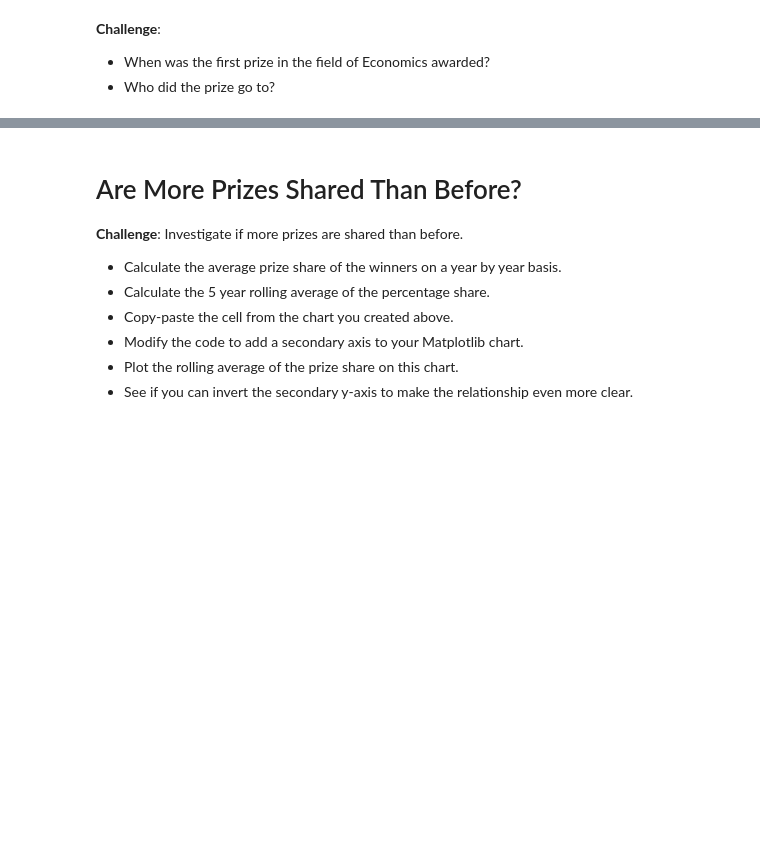
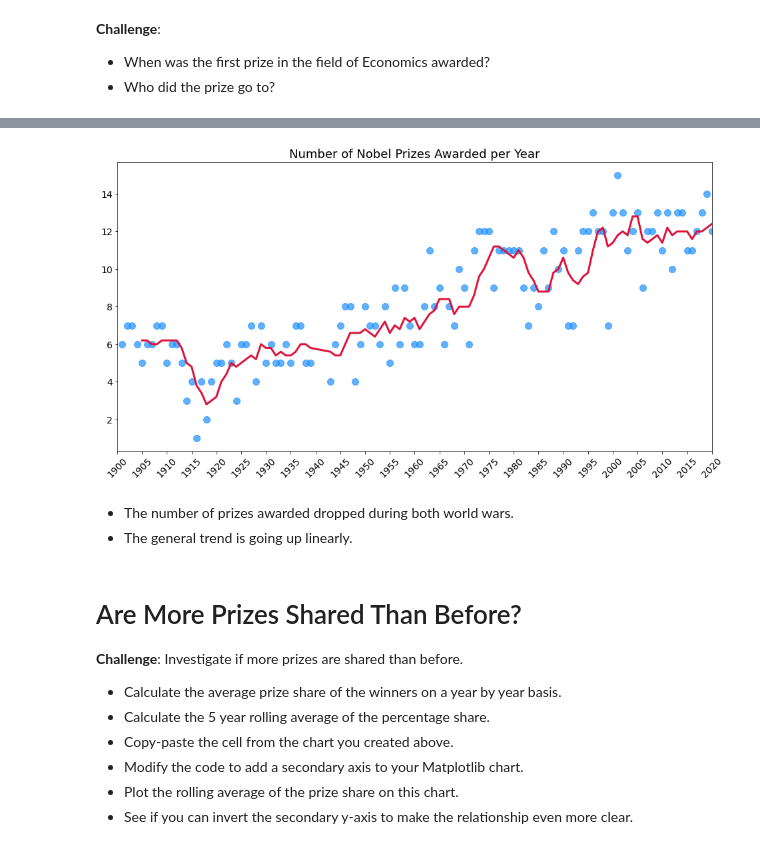
Before and after one commit to cedoula/100-days-of-code-python, a Jupyter notebook: Projects/Day_54/Nobel_Prize_Analysis/Nobel_Prize_Analysis.ipynb, the cells around one changed output, grey strips where cells are left out. Drawn from its saved outputs; the diff is of its cells as text; code cells hidden in the pictures; blank space fills up the shorter version.

```diff
--- a/Projects/Day_54/Nobel_Prize_Analysis/Nobel_Prize_Analysis.ipynb
+++ b/Projects/Day_54/Nobel_Prize_Analysis/Nobel_Prize_Analysis.ipynb
@@ -370,6 +369,32 @@ bar.show()
 
 * Looking at the chart, did the first and second world wars have an impact on the number of prizes being given out?
 * What could be the reason for the trend in the chart?
+# %%
+# Prizes per year
+awards_per_year = df_data.groupby('year').agg({'prize': pd.Series.count})
+# %%
+# 5 year rolling average of number of prizes
+roll_df = awards_per_year.rolling(window=5).mean()
+# %%
+# Create np array from 1900 to 2020 every 5 years
+time_range = np.arange(1900, 2021, step=5)
+# %%
+plt.figure(figsize=(16, 8))
+plt.title('Number of Nobel Prizes Awarded per Year', fontsize=18)
+plt.yticks(fontsize=14)
+plt.xticks(ticks=time_range, fontsize=14, rotation=45)
+
+ax = plt.gca() # get current axis
+ax.set_xlim(1900, 2020)
+
+ax.scatter(awards_per_year.index, awards_per_year.prize, c='dodgerblue', alpha=0.7, s=100)
+ax.plot(awards_per_year.index, roll_df.prize, c='crimson', linewidth=3)
+plt.show()
+# %% [output]
+[figure, added]
+# %% [markdown]
+* The number of prizes awarded dropped during both world wars.
+* The general trend is going up linearly.
 # %% [markdown]
 # Are More Prizes Shared Than Before?
 
```
Also changed, not shown: parts of 13 cells of this notebook.
